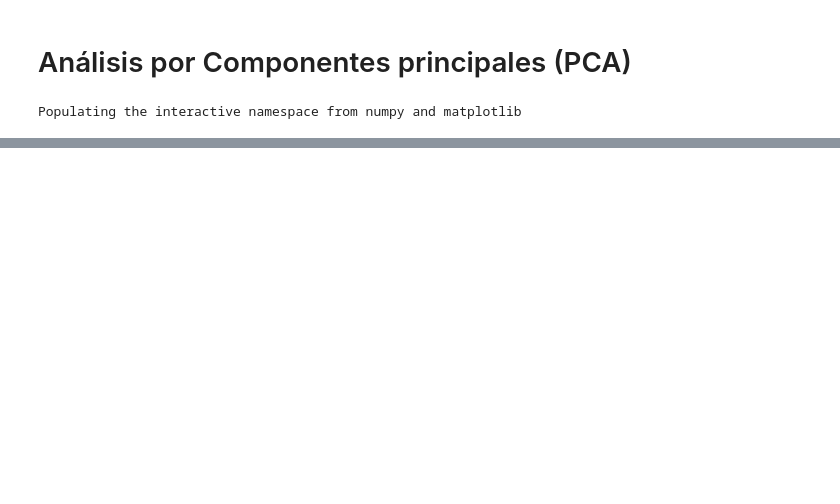
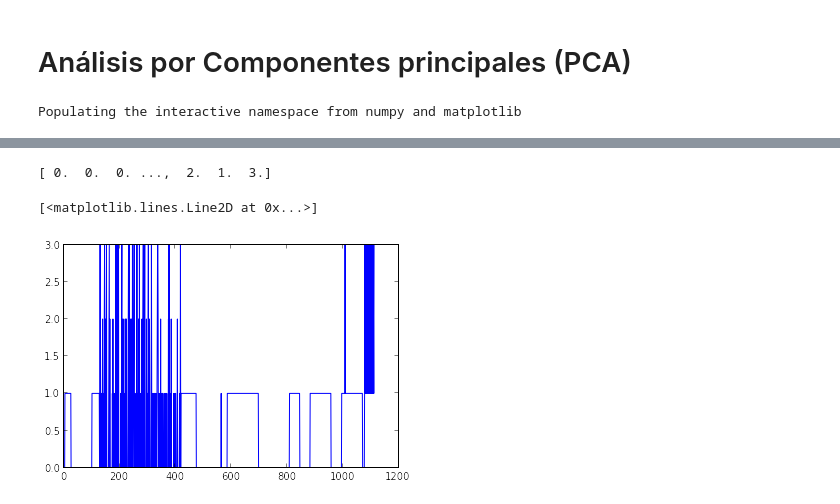
Before and after one commit to JuanRAlvarez/Tarea-4, a Jupyter notebook: Pobreza.ipynb, the cells around one changed output, grey strips where cells are left out. Saved outputs shown, nothing was run; the diff lists cells and outputs as text; code cells hidden in the pictures; blank space fills up the shorter version.

```diff
--- a/Pobreza.ipynb
+++ b/Pobreza.ipynb
@@ -88,0 +103,31 @@ for i in range(n_dims):
+# %%
+#Primero separamos todos nuestros puntos en centros aleatorios
+
+n_centros = 4
+aleatcentros = empty((n_centros,n_dims))
+
+for i in range(n_centros):
+    for j in range(n_dims):
+        aleatcentros[i][j] = random.random()
+
+dists = empty((n_datos,n_centros))
+
+for i in range(n_centros):
+    for j in range(n_dims):
+        su = 0
+        for k in range(n_datos):
+            su = su + (daticos[k][j]-aleatcentros[i][j])**2
+        su= np.sqrt(su)
+    dists[i] = su
+
+minimos = empty((n_datos))
+
+for i in range(n_datos):
+    minimos[i] = argmin(dists[i,:])
+
+print minimos
+plot( minimos)
+# %% [output]
+[ 0.  0.  0. ...,  2.  1.  3.]
+[<matplotlib.lines.Line2D at 0x...>]
+[figure, added]
```
Also changed, not shown: parts of 4 cells of this notebook, 1 other file.
